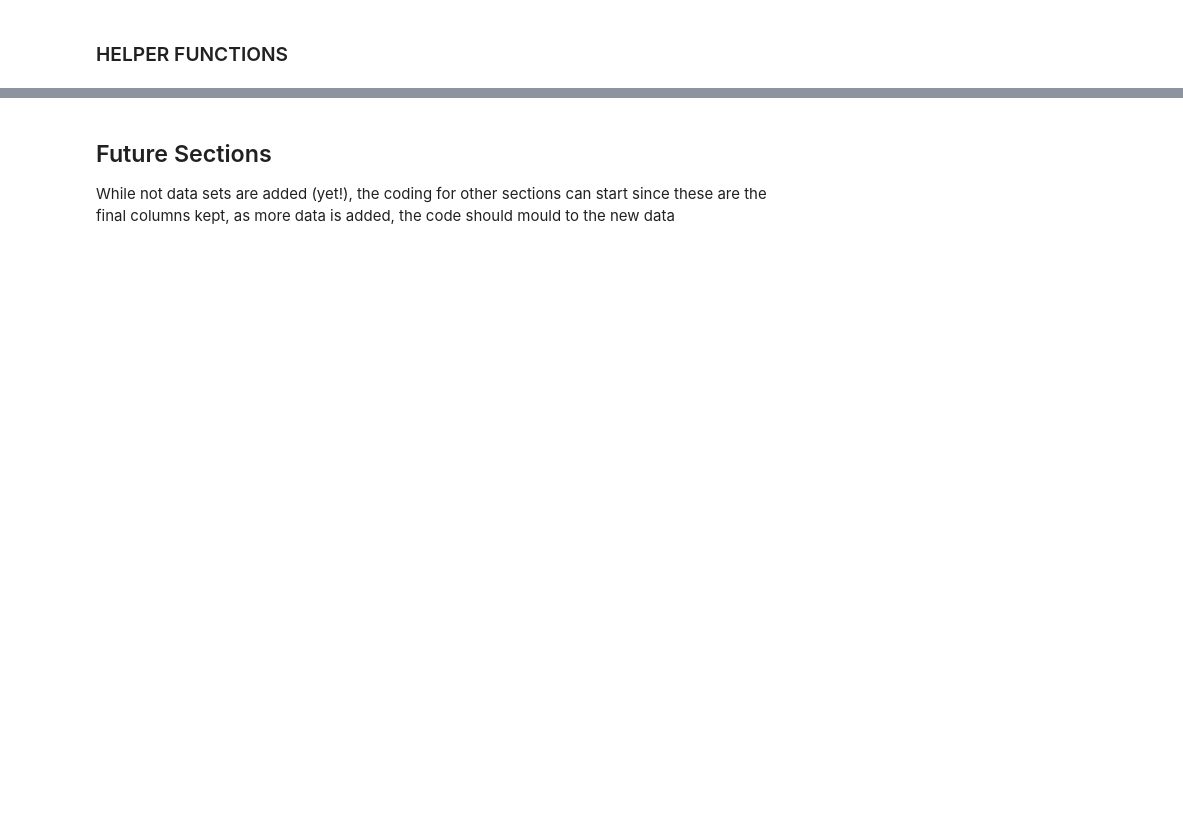
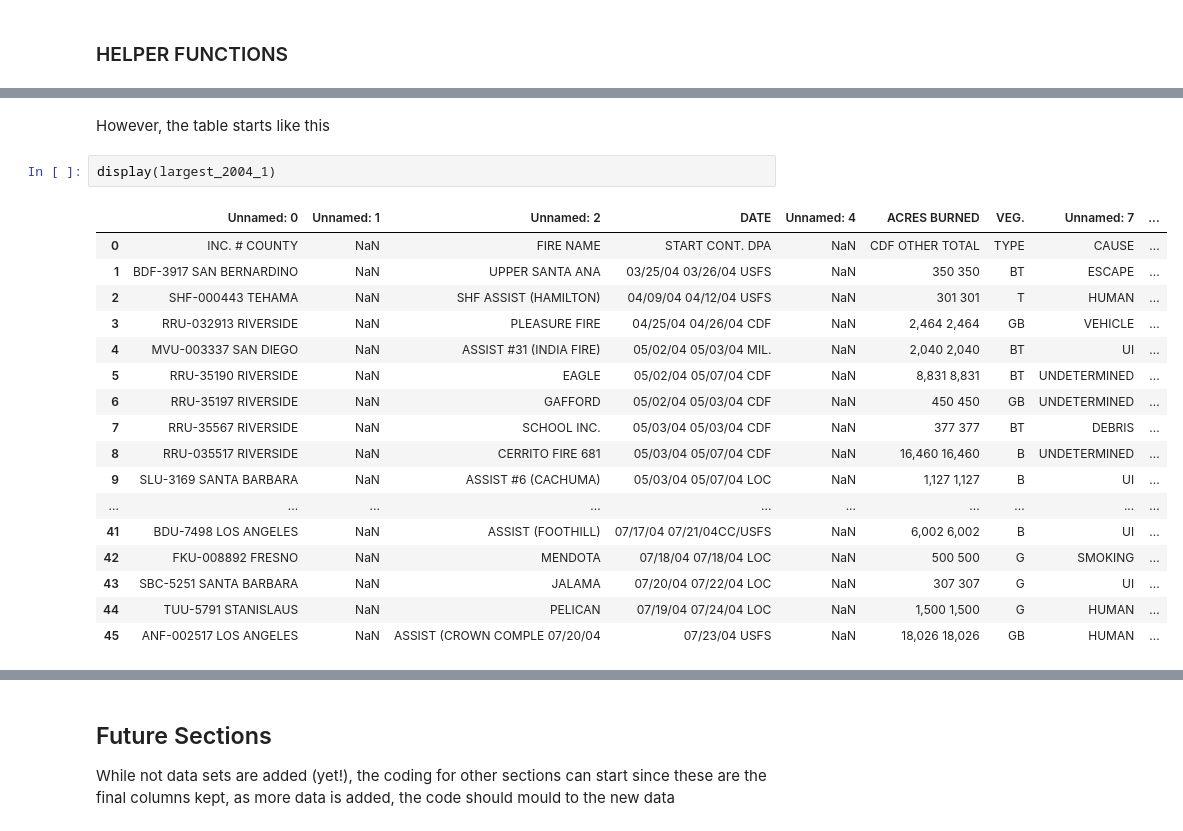
Before and after one commit to ojimenez2517/COGS_108_Project, a Jupyter notebook: Coding_Notebook.ipynb, the cells around one changed output, grey strips where cells are left out. Cells and saved outputs as stored; diff of their text form; blank space fills up the shorter version.

```diff
--- a/Coding_Notebook.ipynb
+++ b/Coding_Notebook.ipynb
@@ -341,0 +680,22 @@ clean_2002_3.FIRE_NAME = l_2002_3.FIRE_NAME.apply(lambda x: ' '.join(x.split(' '
+# %% [markdown]
+However, the table starts like this
+# %%
+display(largest_2004_1)
+# %% [output]
+|  | Unnamed: 0 | Unnamed: 1 | Unnamed: 2 | DATE | Unnamed: 4 | ACRES BURNED | VEG. | Unnamed: 7 | ... |
+| 0 | INC. # COUNTY | NaN | FIRE NAME | START CONT. DPA | NaN | CDF OTHER TOTAL | TYPE | CAUSE | ... |
+| 1 | BDF-3917 SAN BERNARDINO | NaN | UPPER SANTA ANA | 03/25/04 03/26/04 USFS | NaN | 350 350 | BT | ESCAPE | ... |
+| 2 | SHF-000443 TEHAMA | NaN | SHF ASSIST (HAMILTON) | 04/09/04 04/12/04 USFS | NaN | 301 301 | T | HUMAN | ... |
+| 3 | RRU-032913 RIVERSIDE | NaN | PLEASURE FIRE | 04/25/04 04/26/04 CDF | NaN | 2,464 2,464 | GB | VEHICLE | ... |
+| 4 | MVU-003337 SAN DIEGO | NaN | ASSIST #31 (INDIA FIRE) | 05/02/04 05/03/04 MIL. | NaN | 2,040 2,040 | BT | UI | ... |
+| 5 | RRU-35190 RIVERSIDE | NaN | EAGLE | 05/02/04 05/07/04 CDF | NaN | 8,831 8,831 | BT | UNDETERMINED | ... |
+| 6 | RRU-35197 RIVERSIDE | NaN | GAFFORD | 05/02/04 05/03/04 CDF | NaN | 450 450 | GB | UNDETERMINED | ... |
+| 7 | RRU-35567 RIVERSIDE | NaN | SCHOOL INC. | 05/03/04 05/03/04 CDF | NaN | 377 377 | BT | DEBRIS | ... |
+| 8 | RRU-035517 RIVERSIDE | NaN | CERRITO FIRE 681 | 05/03/04 05/07/04 CDF | NaN | 16,460 16,460 | B | UNDETERMINED | ... |
+| 9 | SLU-3169 SANTA BARBARA | NaN | ASSIST #6 (CACHUMA) | 05/03/04 05/07/04 LOC | NaN | 1,127 1,127 | B | UI | ... |
+| ... | ... | ... | ... | ... | ... | ... | ... | ... | ... |
+| 41 | BDU-7498 LOS ANGELES | NaN | ASSIST (FOOTHILL) | 07/17/04 07/21/04CC/USFS | NaN | 6,002 6,002 | B | UI | ... |
+| 42 | FKU-008892 FRESNO | NaN | MENDOTA | 07/18/04 07/18/04 LOC | NaN | 500 500 | G | SMOKING | ... |
+| 43 | SBC-5251 SANTA BARBARA | NaN | JALAMA | 07/20/04 07/22/04 LOC | NaN | 307 307 | G | UI | ... |
+| 44 | TUU-5791 STANISLAUS | NaN | PELICAN | 07/19/04 07/24/04 LOC | NaN | 1,500 1,500 | G | HUMAN | ... |
+| 45 | ANF-002517 LOS ANGELES | NaN | ASSIST (CROWN COMPLE 07/20/04 | 07/23/04 USFS | NaN | 18,026 18,026 | GB | HUMAN | ... |
```
Also changed, not shown: parts of 50 cells of this notebook, 2 other files.
